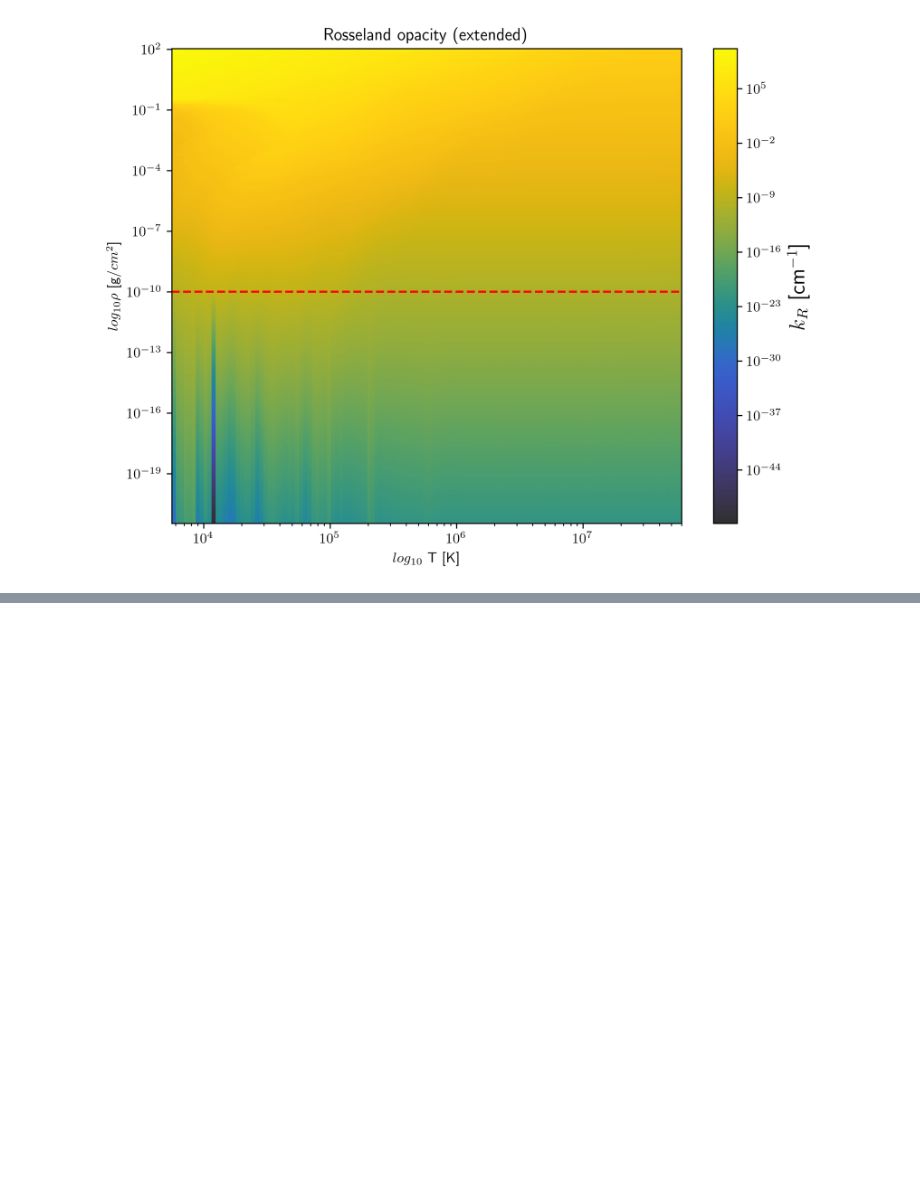
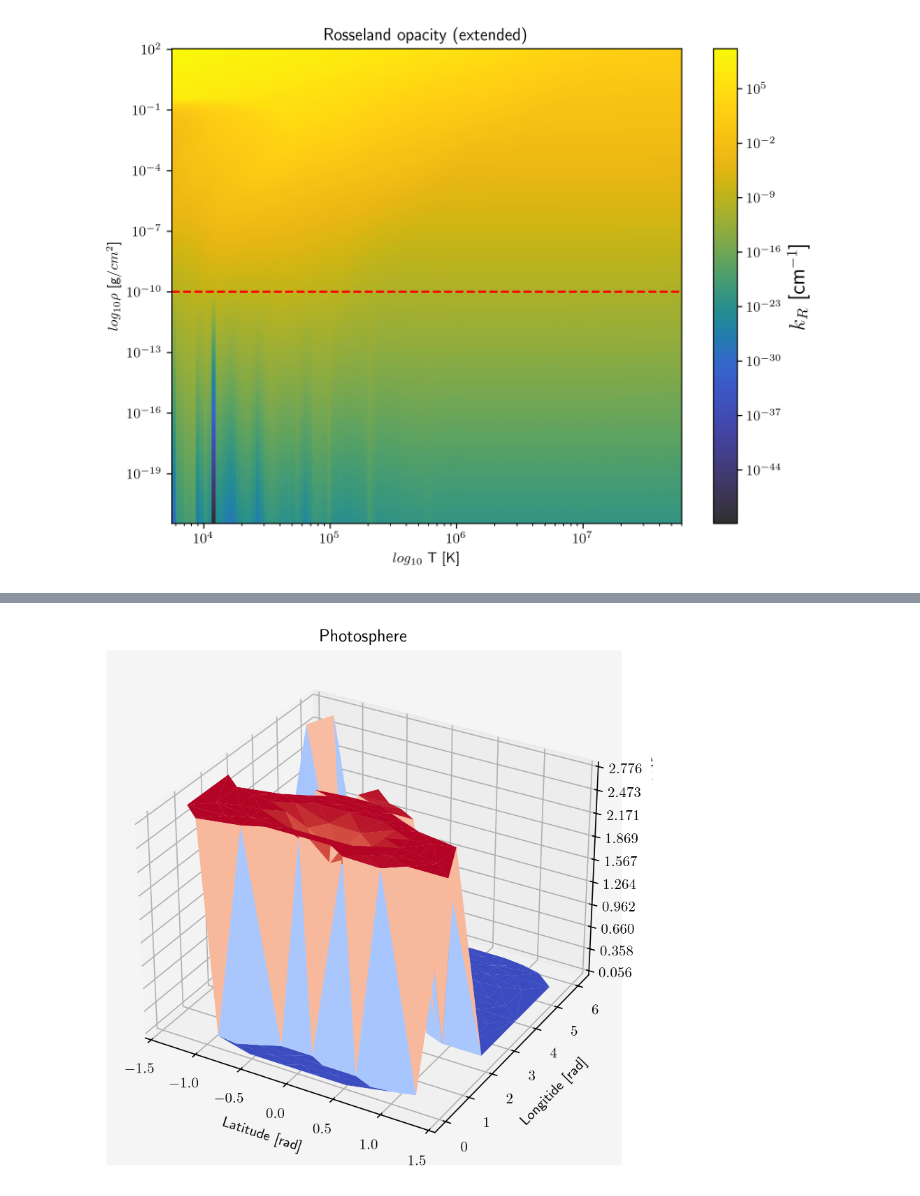
Before and after one commit to KKilmetis8/tde_comparison, a Jupyter notebook: Opacities_plot.ipynb, the cells around one changed output, grey strips where cells are left out. Cells and saved outputs as stored; diff of their text form; code cells hidden in the pictures; blank space fills up the shorter version.

```diff
--- a/Opacities_plot.ipynb
+++ b/Opacities_plot.ipynb
@@ -141,3 +144,5 @@ Text(0.5, 1.0, 'Rosseland opacity (extended)')
 #     all_rhos = np.concatenate((expanding_rho, lnrho))
 #     np.savetxt('testR.txt', all_rhos)
 #     np.savetxt('testross.txt', table_expansion)
+# %%
+rays_T, rays_den, rays_tau, photosphere, radii = get_thermr(844, 6)
@@ -143,0 +177,26 @@ Text(0.5, 1.0, 'Rosseland opacity (extended)')
+# %%
+from matplotlib import cm
+thetas = np.zeros(192)
+phis = np.zeros(192)
+observers = []
+for i in range(0,192):
+    thetas[i], phis[i] = hp.pix2ang(4, i)
+    thetas[i] -= np.pi/2 # Enforce theta in -pi to pi
+
+    observers.append( (thetas[i], phis[i]) )
+
+fig = plt.figure(figsize = (5,8))
+ax = fig.add_subplot(projection='3d')
+ax.plot_trisurf(thetas, phis, photosphere, cmap = cm.coolwarm)
+ax.dist = 40
+ax.zaxis.set_major_locator(LinearLocator(10))
+
+ax.set_xlabel('Latitude [rad]')
+ax.set_ylabel('Longitide [rad]')
+
+
+plt.title('Photosphere')
+
+plt.show()
+# %% [output]
+[figure, added]
```
Also changed, not shown: parts of 3 cells of this notebook, 10 other files.
